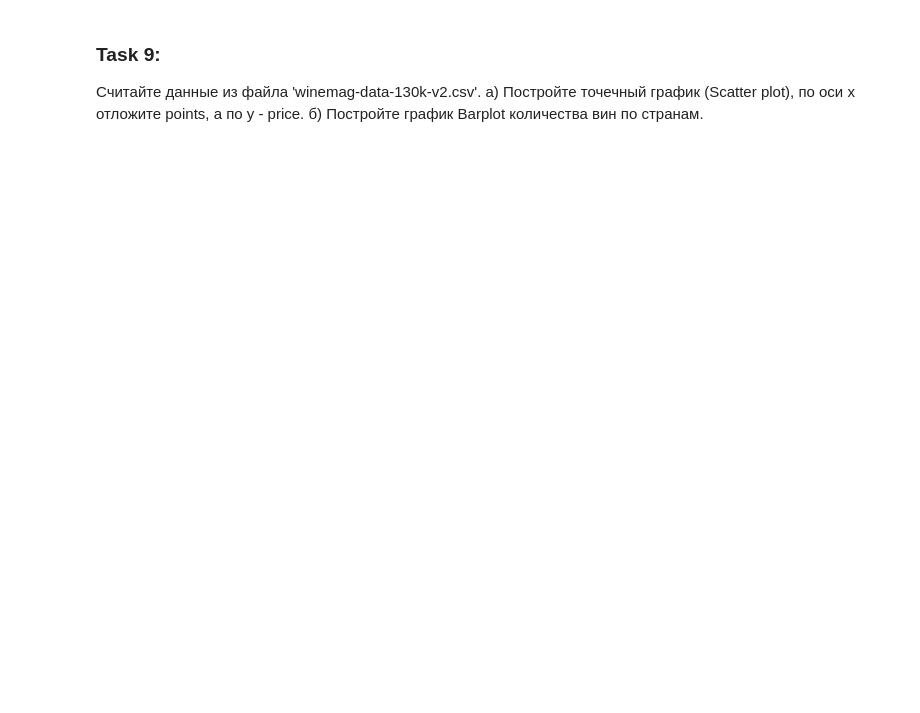
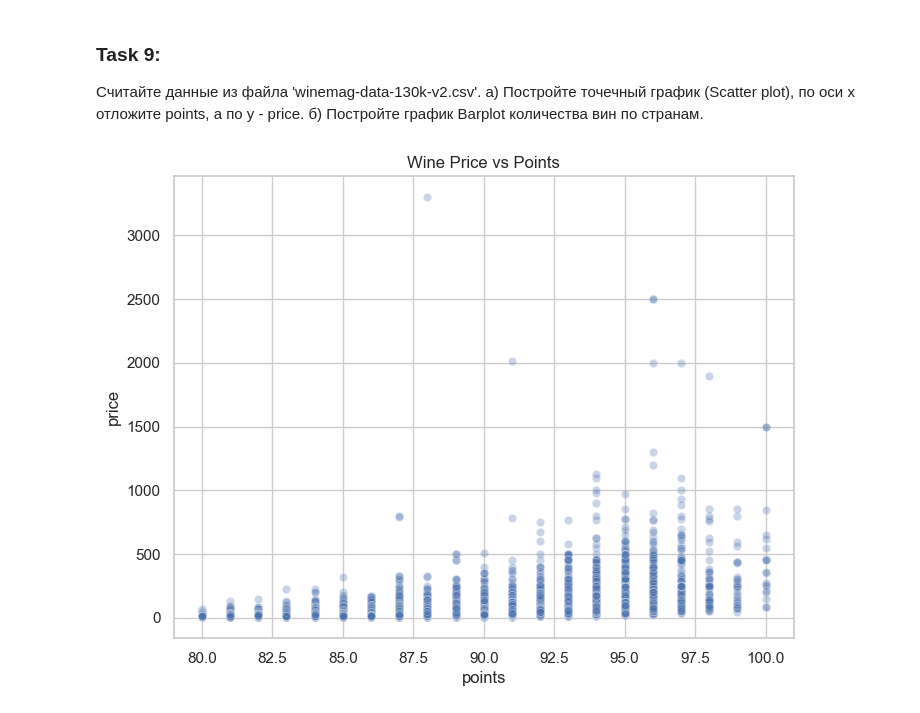
Before and after one commit to C4erries/DeepLerningLabs, a Jupyter notebook: lab2/Lab2 pandas+matplotlib.ipynb, the cells around one changed output. Drawn from its saved outputs; the diff is of its cells as text; code cells hidden in the pictures; blank space fills up the shorter version.

```diff
--- a/lab2/Lab2 pandas+matplotlib.ipynb
+++ b/lab2/Lab2 pandas+matplotlib.ipynb
@@ -407,3 +525,21 @@ tr_type;tr_description
 Считайте данные из файла 'winemag-data-130k-v2.csv'.
 а) Постройте точечный график (Scatter plot), по оси х отложите points, а по y - price.
 б) Постройте график Barplot количества вин по странам.
+# %%
+df = pd.read_csv('winemag-data-130k-v2.csv')
+# убираем NaN
+scatter_df = df[['points', 'price']].dropna()
+
+plt.figure(figsize=(8, 6))
+
+sns.scatterplot(
+    data=scatter_df,
+    x='points',
+    y='price',
+    alpha=0.5
+)
+
+plt.title('Wine Price vs Points')
+plt.show()
+# %% [output]
+[figure, added]
```
Also changed, not shown: parts of 8 cells of this notebook.
